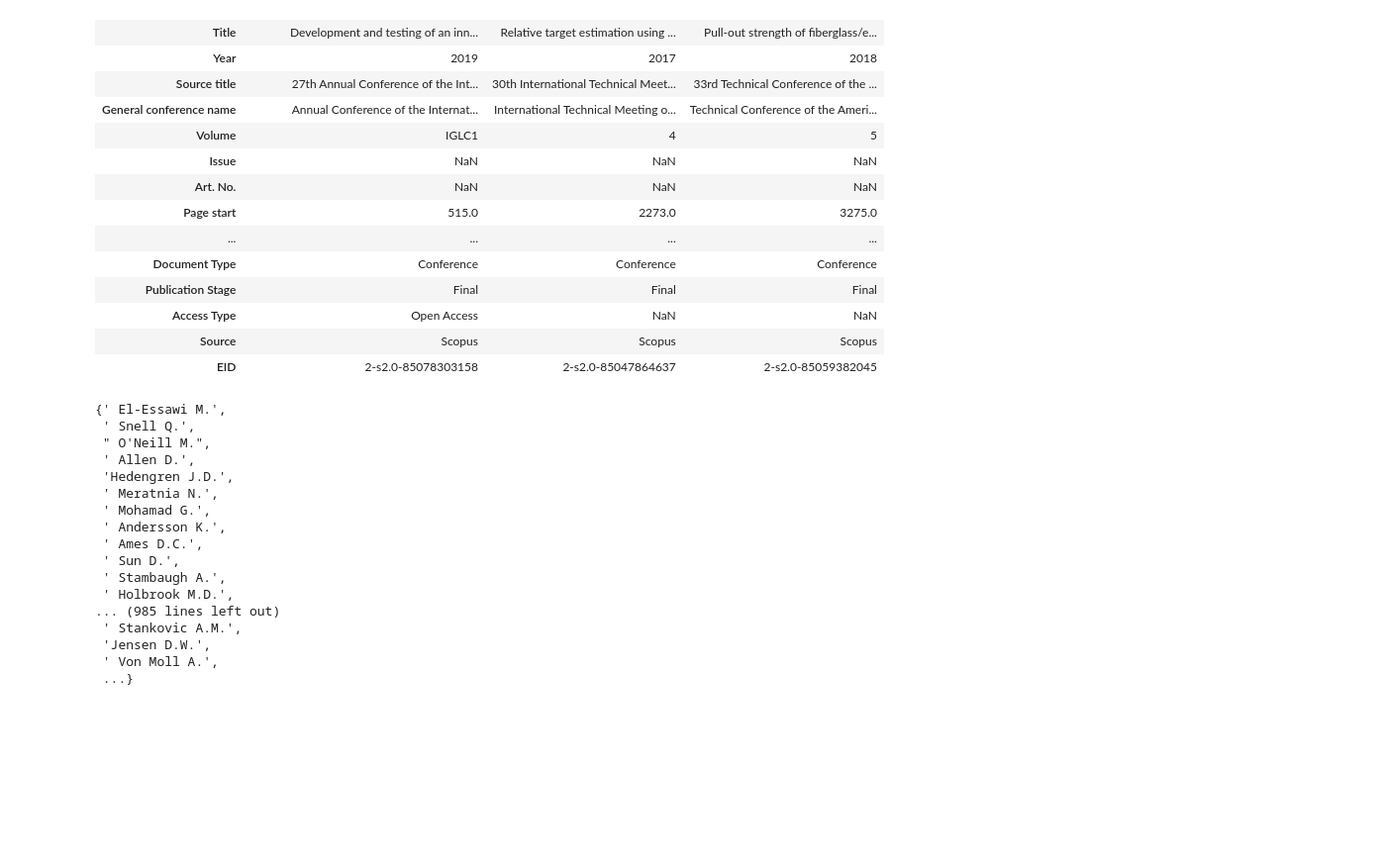
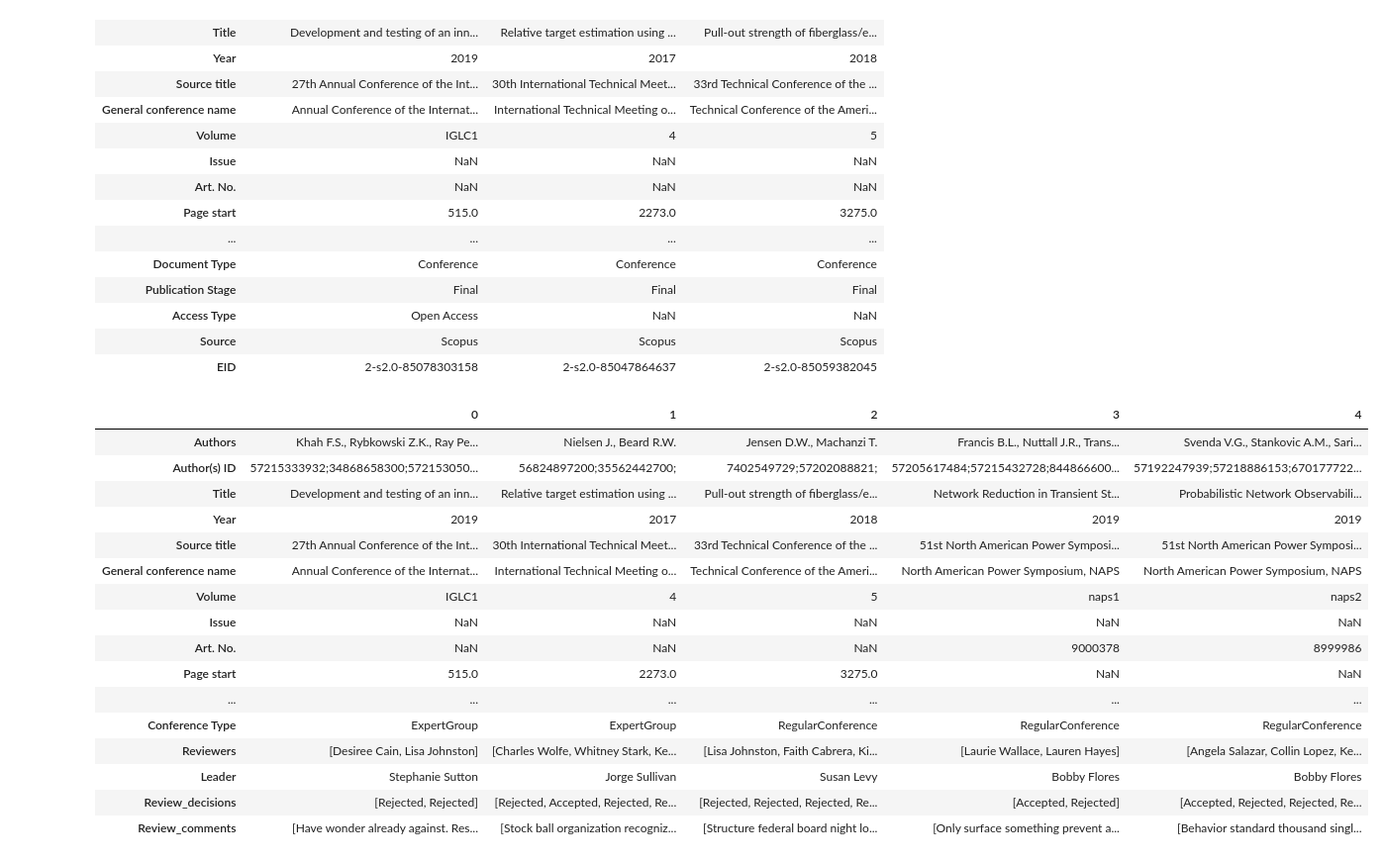
Before and after one commit to Action52/Lab3SDM, a Jupyter notebook: Enrich_Researcher_Data.ipynb, the cells around one changed output. Shown: that part at 99% size. Saved outputs shown, nothing was run; the diff lists cells and outputs as text; code cells hidden in the pictures; blank space fills up the shorter version.

```diff
--- a/Enrich_Researcher_Data.ipynb
+++ b/Enrich_Researcher_Data.ipynb
@@ -25,25 +35,57 @@ df.head(n=3).T
 | Access Type | Open Access | NaN | NaN |
 | Source | Scopus | Scopus | Scopus |
 | EID | 2-s2.0-85078303158 | 2-s2.0-85047864637 | 2-s2.0-85059382045 |
-# %%
-# Creating reviews per paper
-authorsdf = df['Authors'].apply(lambda x: x.split(","))
-authors = {author for authors in authorsdf for author in authors}
-# %% [output]
-{' El-Essawi M.',
- ' Snell Q.',
- " O'Neill M.",
- ' Allen D.',
- 'Hedengren J.D.',
- ' Meratnia N.',
- ' Mohamad G.',
- ' Andersson K.',
- ' Ames D.C.',
- ' Sun D.',
- ' Stambaugh A.',
- ' Holbrook M.D.',
-... (985 lines left out)
- ' Stankovic A.M.',
- 'Jensen D.W.',
- ' Von Moll A.',
- ...}
+# %%
+from random import choice, sample, randint
+import random
+random.seed(0)
+Faker.seed(0)
+fak = Faker()
+Faker.seed(0)
+
+# Assign random paper type to the rows
+paper_types = ["Short Paper", "Full Paper", "Demo Paper", "Poster"]
+df['PaperType'] = 0
+df['PaperType'] = df.PaperType.apply(lambda x: choice(paper_types))
+
+# Assign random conference type to the rows
+conferences = df['General conference name'].unique()
+conference_type = ['Workshop', 'Symposium', 'ExpertGroup', 'RegularConference']
+conferences_types = {conference: choice(conference_type) for conference in conferences}
+df['Conference Type'] = df['General conference name'].apply(lambda x: conferences_types[x])
+
+# Assign chairs or editors
+leaders = [fak.name() for _ in range(20)]
+conferences_leaders = {conference: choice(leaders) for conference in conferences}
+df['Leader'] = df['General conference name'].apply(lambda x: conferences_leaders[x])
+
+# Assign reviewers to the papers
+reviewers = [fak.name() for _ in range(20)]
+n_reviewers = df.Title.apply(lambda x: randint(2, 4))
+df["Reviewers"] = n_reviewers.apply(lambda x: sample(reviewers, x))
+
+# Assign reviews to the papers
+df["Review_decisions"] = n_reviewers.apply(lambda x: [choice(['Accepted', 'Rejected']) for _ in range(x)])
+
+# Assign review comments
+df["Review_comments"] = n_reviewers.apply(lambda x: [fak.paragraph(nb_sentences=5) for _ in range(x)])
+
+df.head().T
+# %% [output]
+|  | 0 | 1 | 2 | 3 | 4 |
+| Authors | Khah F.S., Rybkowski Z.K., Ray Pe... | Nielsen J., Beard R.W. | Jensen D.W., Machanzi T. | Francis B.L., Nuttall J.R., Trans... | Svenda V.G., Stankovic A.M., Sari... |
+| Author(s) ID | 57215333932;34868658300;572153050... | 56824897200;35562442700; | 7402549729;57202088821; | 57205617484;57215432728;844866600... | 57192247939;57218886153;670177722... |
+| Title | Development and testing of an inn... | Relative target estimation using ... | Pull-out strength of fiberglass/e... | Network Reduction in Transient St... | Probabilistic Network Observabili... |
+| Year | 2019 | 2017 | 2018 | 2019 | 2019 |
+| Source title | 27th Annual Conference of the Int... | 30th International Technical Meet... | 33rd Technical Conference of the ... | 51st North American Power Symposi... | 51st North American Power Symposi... |
+| General conference name | Annual Conference of the Internat... | International Technical Meeting o... | Technical Conference of the Ameri... | North American Power Symposium, NAPS | North American Power Symposium, NAPS |
+| Volume | IGLC1 | 4 | 5 | naps1 | naps2 |
+| Issue | NaN | NaN | NaN | NaN | NaN |
+| Art. No. | NaN | NaN | NaN | 9000378 | 8999986 |
+| Page start | 515.0 | 2273.0 | 3275.0 | NaN | NaN |
+| ... | ... | ... | ... | ... | ... |
+| Conference Type | ExpertGroup | ExpertGroup | RegularConference | RegularConference | RegularConference |
+| Reviewers | [Desiree Cain, Lisa Johnston] | [Charles Wolfe, Whitney Stark, Ke... | [Lisa Johnston, Faith Cabrera, Ki... | [Laurie Wallace, Lauren Hayes] | [Angela Salazar, Collin Lopez, Ke... |
+| Leader | Stephanie Sutton | Jorge Sullivan | Susan Levy | Bobby Flores | Bobby Flores |
+| Review_decisions | [Rejected, Rejected] | [Rejected, Accepted, Rejected, Re... | [Rejected, Rejected, Rejected, Re... | [Accepted, Rejected] | [Accepted, Rejected, Rejected, Re... |
+| Review_comments | [Have wonder already against. Res... | [Stock ball organization recogniz... | [Structure federal board night lo... | [Only surface something prevent a... | [Behavior standard thousand singl... |
```
Also changed, not shown: parts of 2 cells of this notebook, 1 other file.
